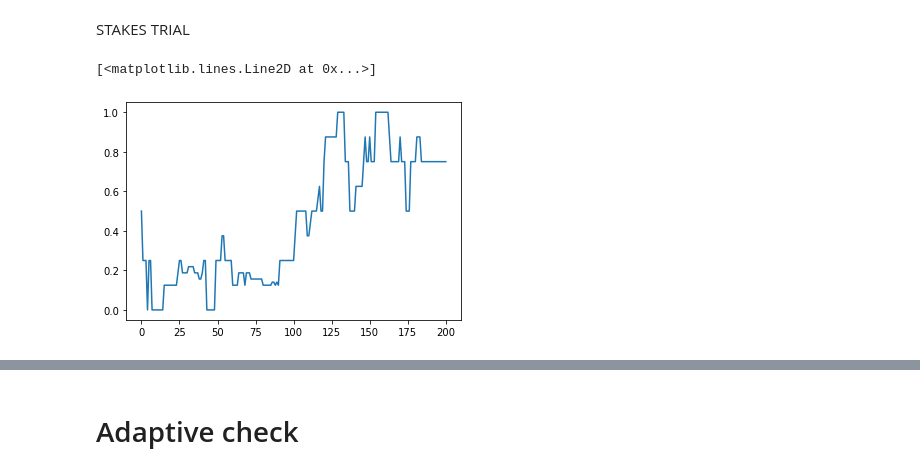
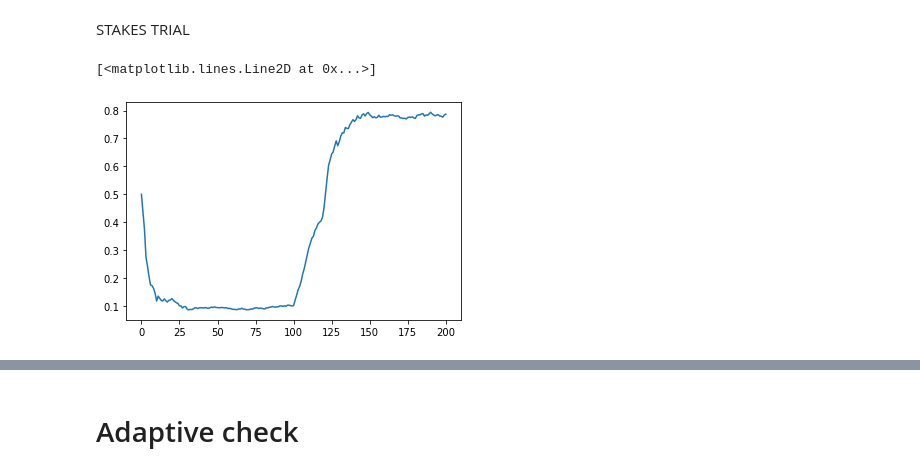
Before and after one commit to mrpogge/Urnings_project, a Jupyter notebook: main/urning_limits.ipynb, the cells around one changed output, grey strips where cells are left out. Drawn from its saved outputs; the diff is of its cells as text; code cells hidden in the pictures.

```diff
--- a/main/urning_limits.ipynb
+++ b/main/urning_limits.ipynb
@@ -20,7 +20,7 @@ item_true_values = np.random.uniform(0.1, 0.9, n_items)
 #creating players and items
 players = []
 for i in range(n_player):
-    player = mu.Player(user_id = "Student", score = starting_score, urn_size = player_urn_sizes, true_value = 0.6, so_score=10)
+    player = mu.Player(user_id = "Student", score = starting_score, urn_size = player_urn_sizes, true_value = 0.6, so_score=2)
     players.append(player)
 
 items = []
@@ -33,3 +33,6 @@ for i in range(n_items):
 
 adaptive_rule = mu.Game_Type(adaptivity="n_adaptive", alg_type="Urnings2")
 adaptive_sim = mu.Urnings(players = players, items = items, game_type=adaptive_rule)
+adaptive_sim.play(n_games=n_sim, test=True)
+player.true_value = 0.6
+adaptive_sim.play(n_games=n_sim, test=True)
@@ -368,7 +389,7 @@ import numpy as np
 import main_urnings as mu
 #np.random.seed(12312312)
 #game settings
-n_player = 100
+n_player = 1000
 n_items = 1000
 starting_score = 5
 player_urn_sizes = 10
@@ -382,7 +403,8 @@ item_true_values = np.random.uniform(0.1, 0.9, n_items)
 #creating players and items
 players = []
 for i in range(n_player):
-    player = mu.Player(user_id = "normal", score = starting_score, urn_size = player_urn_sizes, true_value = 0.9)
+    pname = "player" + str(i)
+    player = mu.Player(user_id = pname, score = starting_score, urn_size = player_urn_sizes, true_value = 0.9)
     players.append(player)
 
 items = []
@@ -401,12 +423,9 @@ import matplotlib.pyplot as plt
 
 urnings_matrix = np.zeros((n_player, n_sim + 1))
 for pl in range(n_player):
-    if players[pl].user_id == "normal":
-        row = players[pl].container
-        urnings_matrix[pl,:] = row
-    elif players[pl].user_id == "reversed":
-        row = players[pl].urn_size - players[pl].container
-        urnings_matrix[pl,:] = row
+    row = players[pl].container
+    urnings_matrix[pl,:] = row
+
 
 
 col_means = np.mean(urnings_matrix, axis = 0) / player_urn_sizes
@@ -421,6 +440,5 @@ for i in range(len(col_means)):
 
 
 plt.plot(col_means)
-plt.plot(np.repeat(0.9, len(col_means)))
 # %% [output]
 [<matplotlib.lines.Line2D at 0x...>]
@@ -443,41 +461,62 @@ import main_urnings as mu
 import matplotlib.pyplot as plt
 #np.random.seed(12312312)
 #game settings
-n_player = 10
+n_player = 100
 n_items = 1000
 starting_score = 2
 player_urn_sizes = 4
 item_urn_sizes = 100
 n_sim = 100
 
 #true scores for players and items
 item_true_values = np.random.uniform(0.1, 0.9, n_items)
 
 
 #creating players and items
 players = []
 for i in range(n_player):
     player = mu.Player(user_id = "Student", score = starting_score, urn_size = player_urn_sizes, true_value = 0.1)
     players.append(player)
 
 items = []
 for i in range(n_items):
     iname = "item" + str(i)
     starting_score = np.random.binomial(item_urn_sizes, item_true_values[i])
     item = mu.Player(user_id = iname, score = starting_score, urn_size = item_urn_sizes, true_value = item_true_values[i])
     items.append(item)
 
 
-adaptive_rule = mu.Game_Type(adaptivity="adaptive", alg_type="Urnings2", paired_update=True , adaptive_urn=True, min_urn=4, max_urn=120, freq_change=10, window=10, bound = 6)
+adaptive_rule = mu.Game_Type(adaptivity="n_adaptive", alg_type="Urnings2", paired_update=True , adaptive_urn=True, min_urn=4, max_urn=32, freq_change=10, window=15, bound=4, permutation_test=True, n_permutations=500, perm_p_val=0.1)
 adaptive_sim = mu.Urnings(players = players, items = items, game_type=adaptive_rule)
 adaptive_sim.play(n_games=n_sim, test=True)
 for pl in players:
     pl.true_value = 0.8
 adaptive_sim.play(n_games=n_sim, test=True)
 
 
-plt.plot(players[0].estimate_container)
+import matplotlib.pyplot as plt
+import numpy as np
+
+urnings_matrix = np.zeros((n_player, len(players[0].estimate_container)))
+for pl in range(n_player):
+    row = players[pl].estimate_container
+    urnings_matrix[pl,:] = row
+
+col_means = np.mean(urnings_matrix, axis = 0)
+col_var = np.std(urnings_matrix, axis = 0) / np.sqrt(n_player)
+
+col_lower = np.zeros(len(col_means))
+col_upper = np.zeros(len(col_means))
+for i in range(len(col_means)):
+    confint = np.percentile(urnings_matrix[:,i] / player_urn_sizes, [10, 90])
+    col_lower[i] = confint[0]
+    col_upper[i] = confint[1]
+
+
+
+plt.plot(col_means)
+#plt.plot(col_means_constant)
 # %% [output]
 [<matplotlib.lines.Line2D at 0x...>]
-[figure, old version]
+[figure, new version]
 # %%
```
Also changed, not shown: parts of 15 cells of this notebook, 13 other files.
